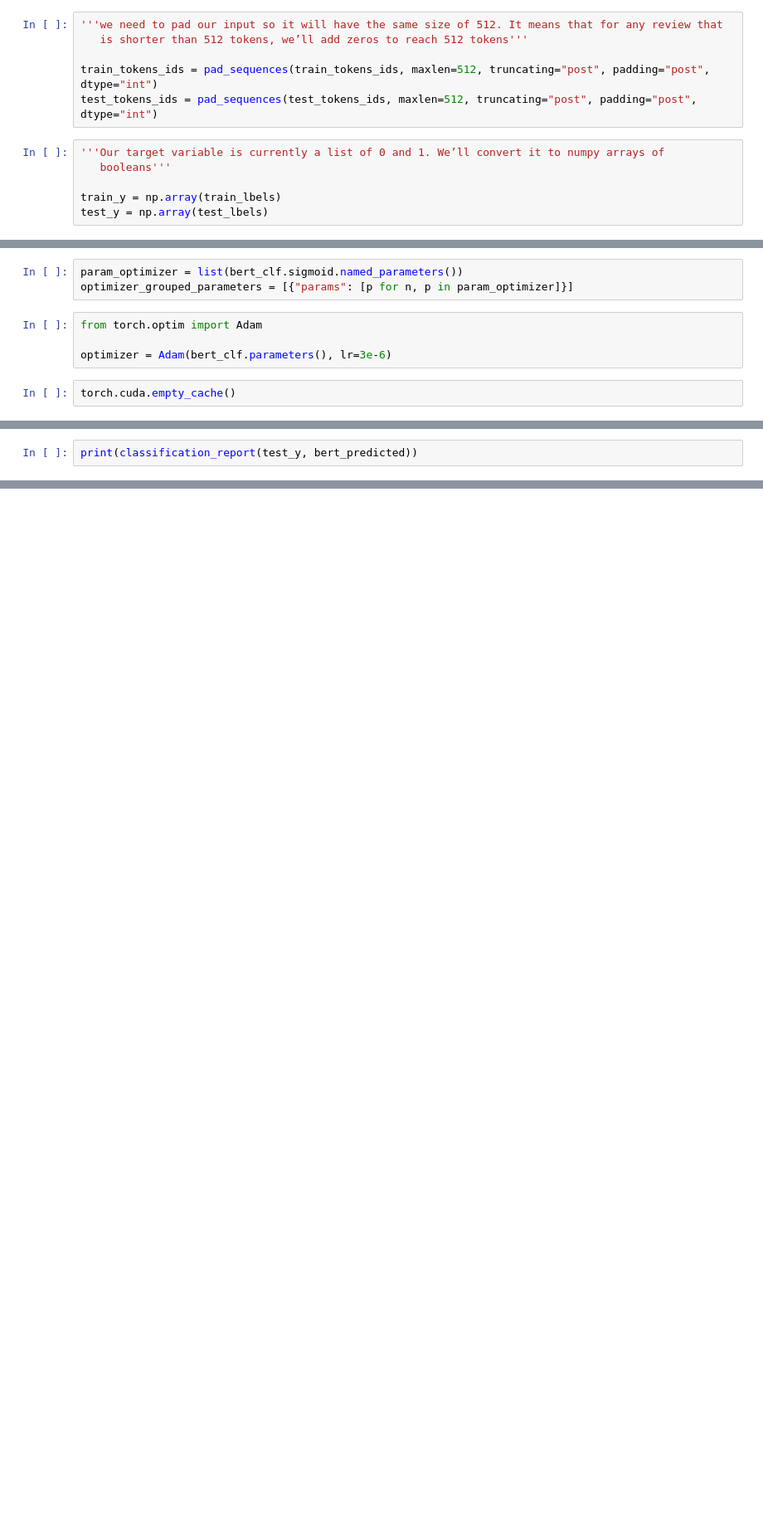
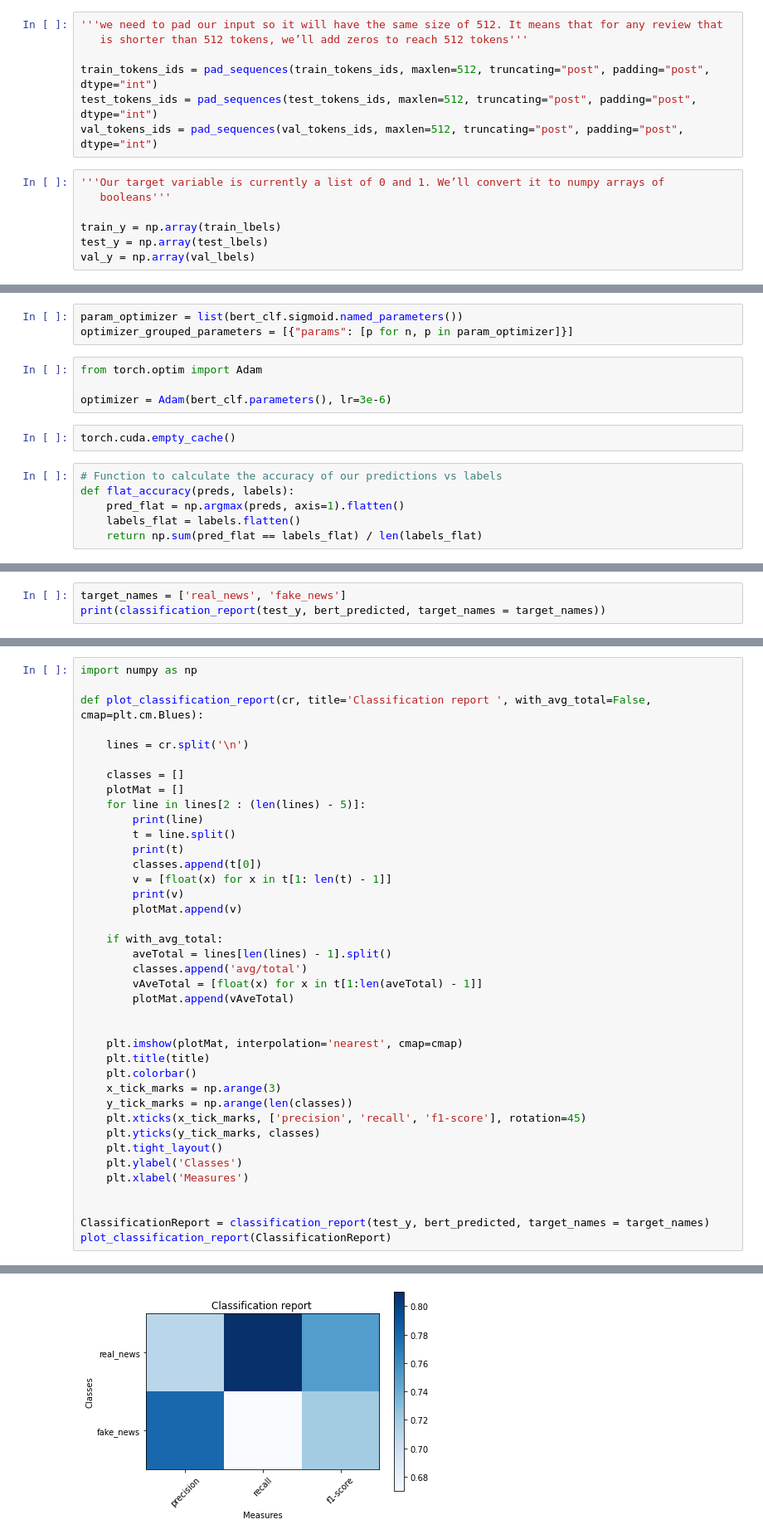
Before and after one commit to DkMaria/Fake-News-Detection, a Jupyter notebook: BERT_UNDER_FN.ipynb, the cells around one changed output, grey strips where cells are left out. Shown at 83% size. Cells and saved outputs as stored; diff of their text form; blank space fills up the shorter version.

```diff
--- a/BERT_UNDER_FN.ipynb
+++ b/BERT_UNDER_FN.ipynb
@@ -146,9 +155,11 @@ from keras.preprocessing.sequence import pad_sequences
 
 train_tokens_ids = pad_sequences(train_tokens_ids, maxlen=512, truncating="post", padding="post", dtype="int")
 test_tokens_ids = pad_sequences(test_tokens_ids, maxlen=512, truncating="post", padding="post", dtype="int")
+val_tokens_ids = pad_sequences(val_tokens_ids, maxlen=512, truncating="post", padding="post", dtype="int")
 # %%
 '''Our target variable is currently a list of 0 and 1. We’ll convert it to numpy arrays of
    booleans'''
 
 train_y = np.array(train_lbels)
 test_y = np.array(test_lbels)
+val_y = np.array(val_lbels)
@@ -237,4 +255,10 @@ from torch.optim import Adam
 optimizer = Adam(bert_clf.parameters(), lr=3e-6)
 # %%
 torch.cuda.empty_cache()
+# %%
+# Function to calculate the accuracy of our predictions vs labels
+def flat_accuracy(preds, labels):
+    pred_flat = np.argmax(preds, axis=1).flatten()
+    labels_flat = labels.flatten()
+    return np.sum(pred_flat == labels_flat) / len(labels_flat)
 # %%
@@ -285,5 +357,6 @@ np.mean(bert_predicted)
 # %%
-print(classification_report(test_y, bert_predicted))
+target_names = ['real_news', 'fake_news']
+print(classification_report(test_y, bert_predicted, target_names = target_names))
 # %% [output]
               precision    recall  f1-score   support
 
@@ -295,0 +369,40 @@ weighted avg       0.75      0.74      0.74      1646
+# %%
+import numpy as np
+
+def plot_classification_report(cr, title='Classification report ', with_avg_total=False, cmap=plt.cm.Blues):
+
+    lines = cr.split('\n')
+
+    classes = []
+    plotMat = []
+    for line in lines[2 : (len(lines) - 5)]:
+        print(line)
+        t = line.split()
+        print(t)
+        classes.append(t[0])
+        v = [float(x) for x in t[1: len(t) - 1]]
+        print(v)
+        plotMat.append(v)
+
+    if with_avg_total:
+        aveTotal = lines[len(lines) - 1].split()
+        classes.append('avg/total')
+        vAveTotal = [float(x) for x in t[1:len(aveTotal) - 1]]
+        plotMat.append(vAveTotal)
+
+
+    plt.imshow(plotMat, interpolation='nearest', cmap=cmap)
+    plt.title(title)
+    plt.colorbar()
+    x_tick_marks = np.arange(3)
+    y_tick_marks = np.arange(len(classes))
+    plt.xticks(x_tick_marks, ['precision', 'recall', 'f1-score'], rotation=45)
+    plt.yticks(y_tick_marks, classes)
+    plt.tight_layout()
+    plt.ylabel('Classes')
+    plt.xlabel('Measures')
+
+
+ClassificationReport = classification_report(test_y, bert_predicted, target_names = target_names)
+plot_classification_report(ClassificationReport)
+# %% [output]
@@ -295,0 +415 @@ weighted avg       0.75      0.74      0.74      1646
+[figure, added]
```
Also changed, not shown: parts of 23 cells of this notebook.
